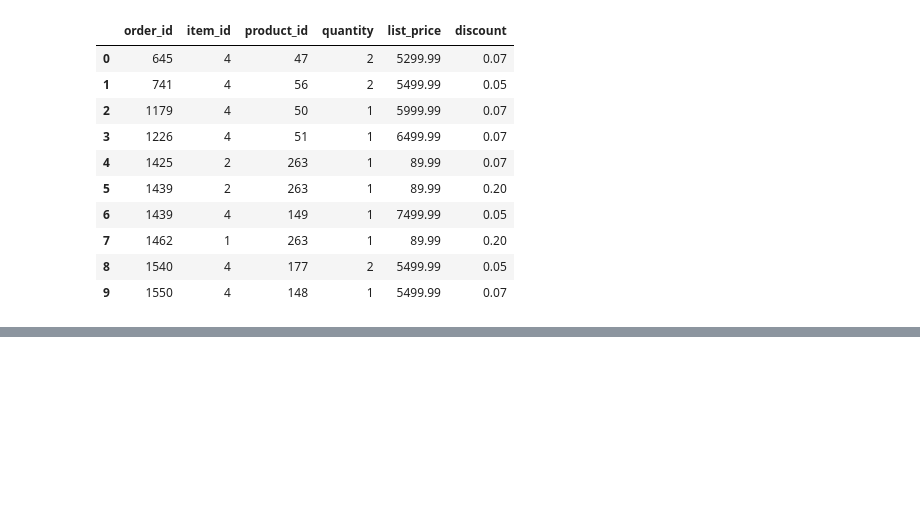
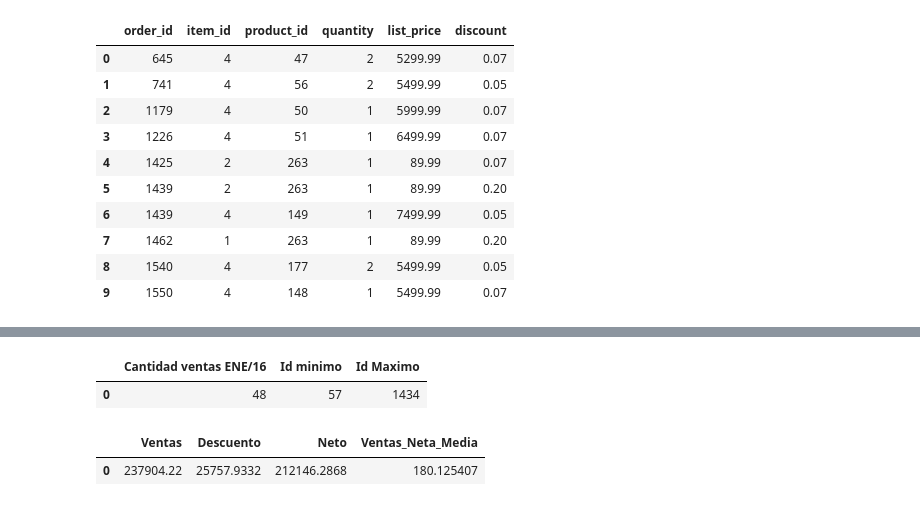
Before and after one commit to AlejandroSenabre/Data-Analysis-with-SQL, a Jupyter notebook: BikeStore_with_SQL.ipynb, the cells around one changed output, grey strips where cells are left out. Cells and saved outputs as stored; diff of their text form; code cells hidden in the pictures; blank space fills up the shorter version.

```diff
--- a/BikeStore_with_SQL.ipynb
+++ b/BikeStore_with_SQL.ipynb
@@ -168,0 +207,31 @@ df
+# %%
+order_items
+query = """
+SELECT COUNT(*) AS "Cantidad ventas ENE/16",
+  MIN(customer_id) AS "Id minimo",
+  MAX(customer_id) AS "Id Maximo"
+FROM orders
+WHERE order_date < '2016-01-31';
+"""
+df=pd.read_sql_query(query, connection)
+df
+# %% [output]
+|  | Cantidad ventas ENE/16 | Id minimo | Id Maximo |
+| 0 | 48 | 57 | 1434 |
+# %%
+query = """
+SELECT Ventas, Descuento, (Ventas - Descuento) AS Neto, Ventas_Neta_Media
+FROM (
+  SELECT SUM(order_items.list_price * order_items.quantity) AS Ventas,
+    SUM(order_items.list_price * order_items.quantity * order_items.discount) AS Descuento,
+    AVG(order_items.list_price * order_items.quantity * order_items.discount) AS Ventas_Neta_Media
+  FROM order_items
+  LEFT JOIN orders ON orders.order_id = order_items.order_id
+  WHERE orders.order_date < '2016-01-31'
+) AS sub;
+"""
+df=pd.read_sql_query(query, connection)
+df
+# %% [output]
+|  | Ventas | Descuento | Neto | Ventas_Neta_Media |
+| 0 | 237904.22 | 25757.9332 | 212146.2868 | 180.125407 |
```
Also changed, not shown: parts of 4 cells of this notebook.
